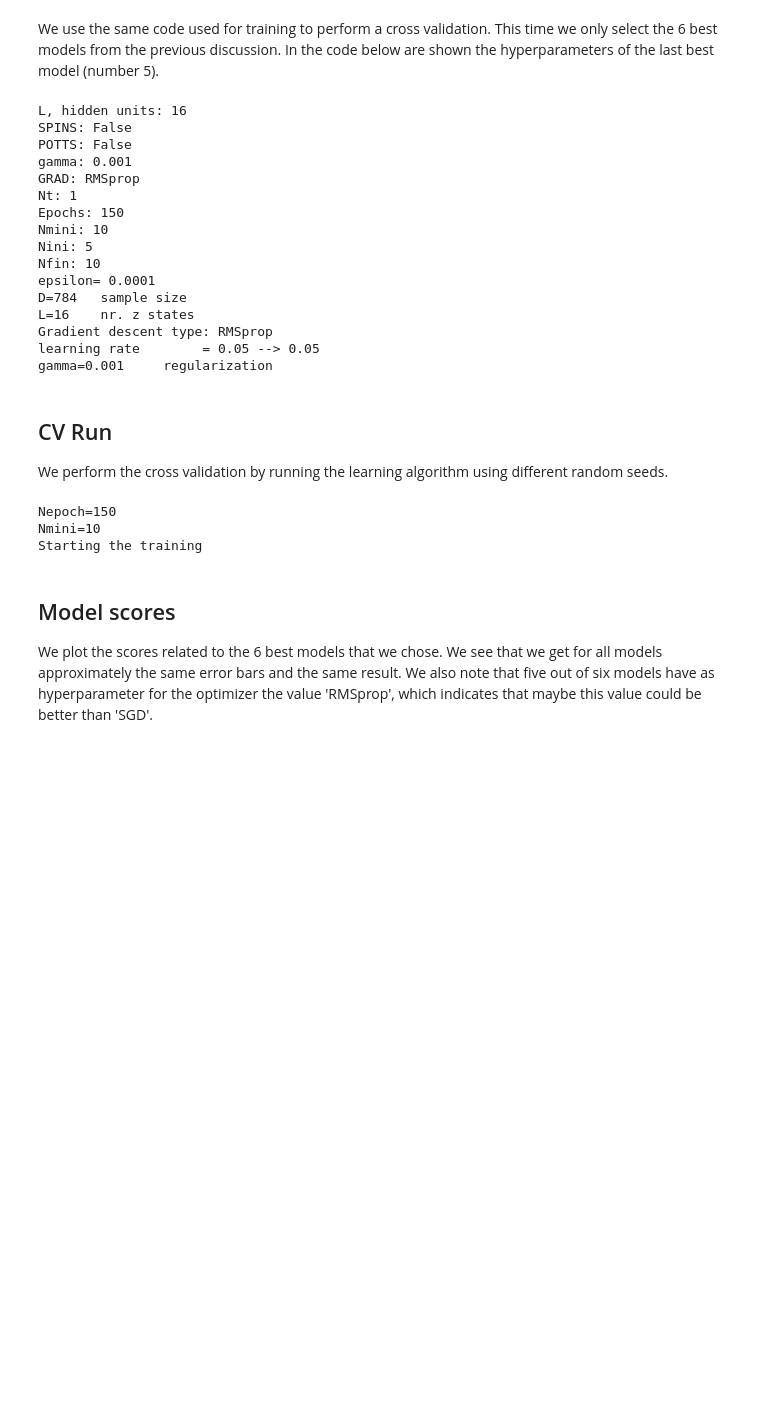
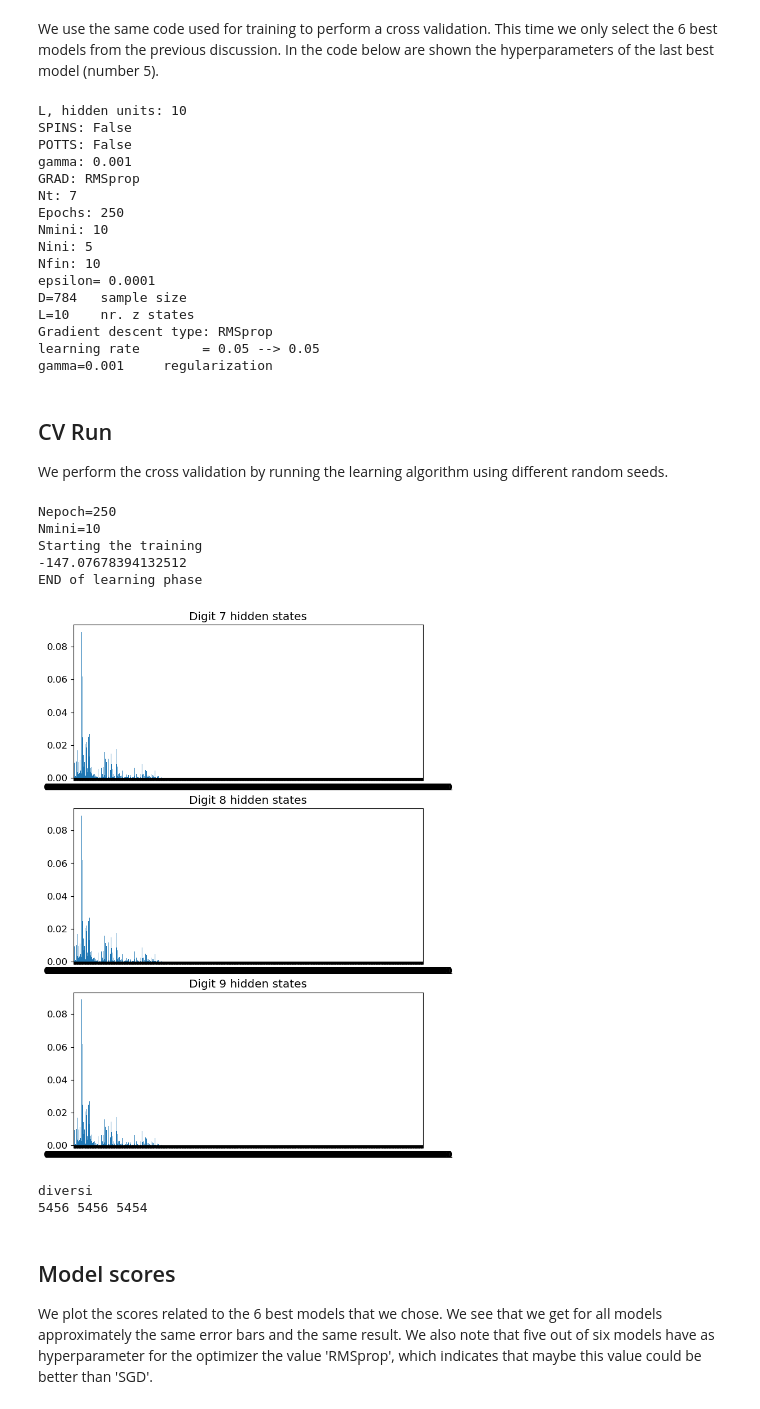
Before and after one commit to BelliLuigi/LCP-B, a Jupyter notebook: ex2/group2510_exercise2.ipynb, the cells around one changed output. Cells and saved outputs as stored; diff of their text form; code cells hidden in the pictures; blank space fills up the shorter version.

```diff
--- a/ex2/group2510_exercise2.ipynb
+++ b/ex2/group2510_exercise2.ipynb
@@ -76,7 +181,7 @@ keep=np.isin(Y_original, list_digits)
 X_keep,Y=X_original[keep],Y_original[keep]
 
 
-data,label = MNIST_bit(X_keep, x_min = x_min),Y
+data,label = MNIST_bit(X_keep),Y
 data,label = data.astype("int"),label.astype("int")
 
 # number of data points
@@ -295,7 +449,7 @@ In the code below are shown the hyperparameters of the last best model (number 5
 # %%
 import time
 ## Hyper parameters::
-L = 16
+L = 10
 print(f'L, hidden units: {L}')
 SPINS = False
 print(f'SPINS: {SPINS}')
@@ -305,9 +459,9 @@ gamma = .001
 print(f'gamma: {gamma}')
 GRAD = 'RMSprop'
 print(f'GRAD: {GRAD}')
-Nt = 1
+Nt = 7
 print(f'Nt: {Nt}')
-Nepoch = 150
+Nepoch = 250
 print(f'Epochs: {Nepoch}')
 Nmini = 10
 print(f'Nmini: {Nmini}')
@@ -356,19 +510,19 @@ with open(f'llh{int((code := time.time()))}.txt', 'a') as add:
     print(stringa, file=add)
     print(stringa2, file=add)
 # %% [output]
-L, hidden units: 16
+L, hidden units: 10
 SPINS: False
 POTTS: False
 gamma: 0.001
 GRAD: RMSprop
-Nt: 1
-Epochs: 150
+Nt: 7
+Epochs: 250
 Nmini: 10
 Nini: 5
 Nfin: 10
 epsilon= 0.0001
 D=784   sample size
-L=16    nr. z states
+L=10    nr. z states
 Gradient descent type: RMSprop
 learning rate        = 0.05 --> 0.05
 gamma=0.001     regularization
@@ -377,7 +531,7 @@ gamma=0.001     regularization
 
 We perform the cross validation by running the learning algorithm using different random seeds.
 # %%
-for seed in [1, 12, 123, 1234, 12345, 123457]:
+for seed in [1]: #,12, 123, 1234, 12345, 123457]:
     np.random.seed(seed)
 
     # initial weights from a Normal distr. (see literature, e.g. page 98 of Mehta's review)
@@ -408,7 +562,9 @@ for seed in [1, 12, 123, 1234, 12345, 123457]:
     if POTTS: print("Starting the training, POTTS=True")
     else: print("Starting the training")
     #for L in np.arange(4,9,1):
-
+    digit_data7 = np.array([])
+    digit_data8 = np.array([])
+    digit_data9 = np.array([])
     configurations = generate_configurations(L)
     log_likelihoods = []
     lista_epoch_grafico = []
@@ -458,6 +614,13 @@ for seed in [1, 12, 123, 1234, 12345, 123457]:
                 xz_model+= np.outer(xf,zf)
                 # recording probability of encoding in z-space, if POTTS
                 if POTTS: pz[zf]+=1
+                if label[selected[k]] == 7:
+                    digit_data7 =np.append(digit_data7,''.join(map(str, z)))
+                elif label[selected[k]] == 8:
+                    digit_data8 =np.append(digit_data7,''.join(map(str, z)))
+                else:
+                    digit_data9=np.append(digit_data7,''.join(map(str, z)))
+
                 ###################################
 
             # gradient of the likelihood: follow it along its positive direction
@@ -512,9 +675,46 @@ for seed in [1, 12, 123, 1234, 12345, 123457]:
     #    print(f"Index: {idx}, Row: {w[idx]}")
     print("END of learning phase")
 # %% [output]
-Nepoch=150
+Nepoch=250
 Nmini=10
 Starting the training
+-147.07678394132512
+END of learning phase
+# %%
+import itertools as it
+bins_tutti = np.arange(0,2**L)-0.5
+conf = it.product((0,1), repeat=L)
+list_hidden_states = [''.join(map(str, i)) for i in conf]
+fig, ax = plt.subplots(len(list_digits),1, figsize=(8,12))
+plt.sca(ax[0])
+n, bins, patches = plt.hist(digit_data7,bins_tutti,density=True)
+plt.xlim(-0.5,3.5)
+plt.xticks(np.arange(0,2**L),list_hidden_states)
+plt.title('Digit 7 hidden states')
+plt.sca(ax[1])
+n, bins, patches = plt.hist(digit_data8,bins_tutti,density=True)
+plt.xlim(-0.5,3.5)
+plt.xticks(np.arange(0,2**L),list_hidden_states)
+plt.title('Digit 8 hidden states')
+plt.sca(ax[2])
+n, bins, patches = plt.hist(digit_data9,bins_tutti,density=True)
+plt.xlim(-0.5,3.5)
+plt.xticks(np.arange(0,2**L),list_hidden_states)
+plt.title('Digit 9 hidden states')
+
+plt.show()
+# %% [output]
+[figure, added]
+# %%
+if np.array_equal(digit_data7,digit_data8):
+    print('uguali')
+else: print('diversi')
+
+
+print(len(digit_data7), len(digit_data8),len(digit_data9))
+# %% [output]
+diversi
+5456 5456 5454
 # %% [markdown]
 ## Model scores
 We plot the scores related to the 6 best models that we chose. We see that we get for all models approximately the same error bars and the same result.
```
Also changed, not shown: parts of 5 cells of this notebook, 10 other files.
